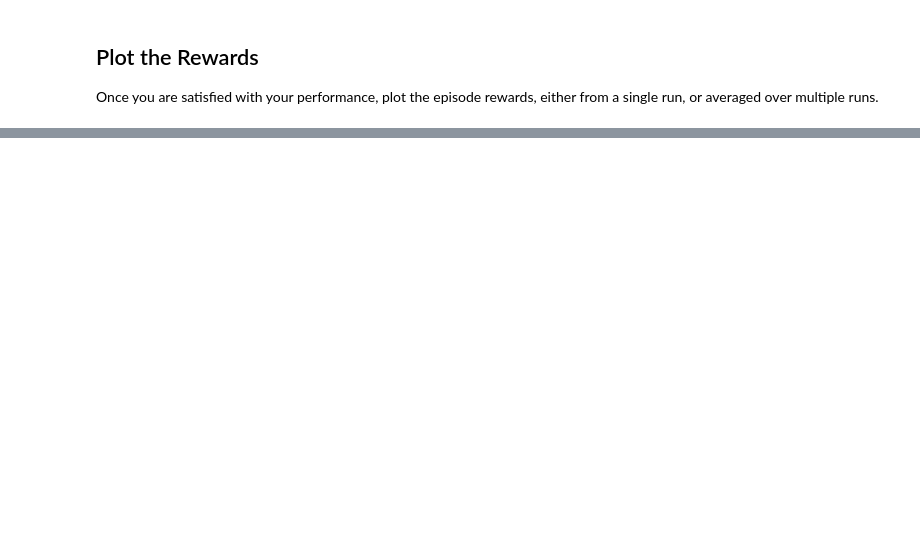
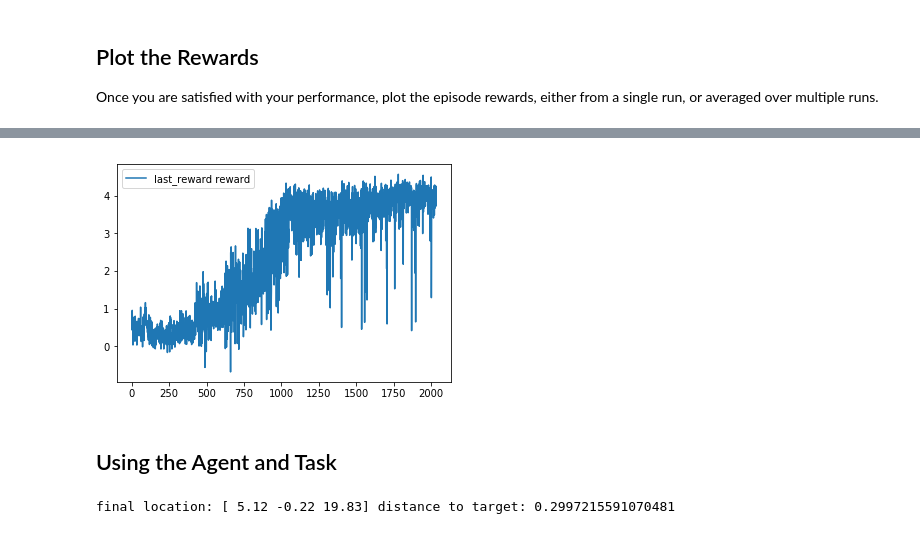
Before and after one commit to ohnozzy/RL-Quadcopter-2, a Jupyter notebook: Quadcopter_Project.ipynb, the cells around one changed output, grey strips where cells are left out. Cells and saved outputs as stored; diff of their text form; code cells hidden in the pictures; blank space fills up the shorter version.

```diff
--- a/Quadcopter_Project.ipynb
+++ b/Quadcopter_Project.ipynb
@@ -307,14 +311,15 @@ Once you are satisfied with your performance, plot the episode rewards, either f
+# %%
+plt.plot(range(len(rewardlist)), rewardlist, label='last_reward reward')
+plt.legend()
+_ = plt.ylim()
+# %% [output]
+[figure, added]
+# %% [markdown]
+## Using the Agent and Task
 # %%
-## TODO: Plot the rewards.
-#runtime = 5.                                     # time limit of the episode
-#init_pose = np.array([0., 0., 10., 0., 0., 0.])  # initial pose
-#init_velocities = np.array([0., 0., 0.])         # initial velocities
-#init_angle_velocities = np.array([0., 0., 0.])   # initial angle velocities
-file_output = 'data.txt'                         # file name for saved results
-task2 = Task(runtime=15,init_pose=np.array([0,0,10,0,0,0]), target_pos=np.array([5,0,15]))
-# Setup
-#task = Task(runtime=runtime, target_pos=target_pos)
-#agent = DDPG(task)
+
+task2 = Task(runtime=20,init_pose=np.array([0,0,15,0,0,0]), target_pos=np.array([5,0,20]))
+
 done = False
 labels = ['time', 'x', 'y', 'z', 'phi', 'theta', 'psi', 'x_velocity',
           'y_velocity', 'z_velocity', 'phi_velocity', 'theta_velocity',
@@ -331,17 +336,12 @@ with open(file_output, 'w') as csvfile:
     action_down = np.array([400])
     while True:
         action = agent.act(state)
-        #if task.sim.pose[2]>=10:
-        #    action = action_down+agent.noise.sample()
-        #else:
-        #    action = action_up+agent.noise.sample()
-        #task.step(action)
-        next_state, reward, done, _ = task2.step(action,False)
-        #next_state, done = task.stepNoReward(action)
-        #agent.step(action, reward, next_state, done)
+
+        ##pass False to parameter training.
+        next_state, reward, fail, done, _ = task2.step(action,False)
+
         qvalue = agent.critic_target.model.predict_on_batch([np.array([state]),np.array([action])])
-        #print("state %s action %s qvalue %s"%(state, action, qvalue))
-        #print(qvalue[0])
+
         to_write = [task2.sim.time] + list(task2.sim.pose) + list(task2.sim.v) + list(task2.sim.angular_v) + list(task2.actions2rotor_speed(action))+list(qvalue[0])
         for ii in range(len(labels)):
             results[labels[ii]].append(to_write[ii])
@@ -349,6 +349,9 @@ with open(file_output, 'w') as csvfile:
         if done:
             break
         state = next_state
+print("final location: %s distance to target: %s"%(task2.sim.pose[:3], np.linalg.norm(task2.sim.pose[:3]-task2.target_pos)))
+# %% [output]
+final location: [ 5.12 -0.22 19.83] distance to target: 0.2997215591070481
 # %%
 plt.plot(results['time'], results['x'], label='x')
 plt.plot(results['time'], results['y'], label='y')
```
Also changed, not shown: parts of 23 cells of this notebook, 6 other files.
